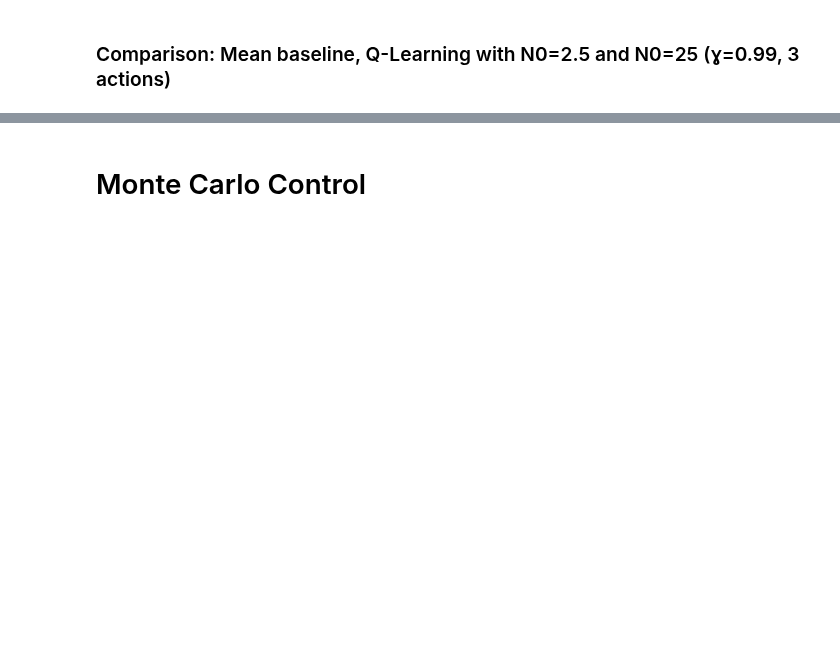
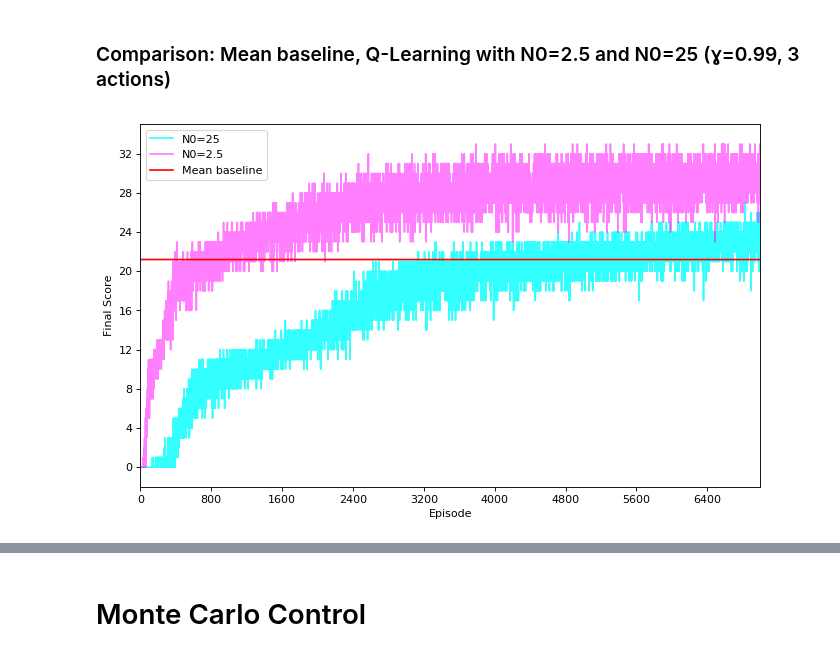
Before and after one commit to DionisiusMayr/FreewayGame, a Jupyter notebook: aline.almeida/aa_freeway.ipynb, the cells around one changed output, grey strips where cells are left out. Saved outputs shown, nothing was run; the diff lists cells and outputs as text; code cells hidden in the pictures; blank space fills up the shorter version.

```diff
--- a/aline.almeida/aa_freeway.ipynb
+++ b/aline.almeida/aa_freeway.ipynb
@@ -406,12 +405,12 @@ aux_plots.plot_3scores(scores_std_avg100, scores_10p_avg100, baseline, "gamma 0.
 # %% [markdown]
 ### Using N0=25 (ɣ=0.99, 3 actions)
 # %%
-N0 = 25
-GAMMA = 0.99
-
-env, initial_state = environment.get_env()
-agent = agents.QLearning(gamma=GAMMA, available_actions=AVAILABLE_ACTIONS, N0=N0)
-
-scores_N025 = []
-total_rewards_N025 = []
+#N0 = 25
+#GAMMA = 0.99
+#
+#env, initial_state = environment.get_env()
+#agent = agents.QLearning(gamma=GAMMA, available_actions=AVAILABLE_ACTIONS, N0=N0)
+#
+#scores_N025 = []
+#total_rewards_N025 = []
 # %%
@@ -472,5 +486,5 @@ for key, val in dict.items():
 # %%
-dict = agent.Q
-f = open("QL_Qtable_N025.txt","w")
-f.write( str(dict) )
-f.close()
+#dict = agent.Q
+#f = open("QL_Qtable_N025.txt","w")
+#f.write( str(dict) )
+#f.close()
@@ -477,2 +499,5 @@ f.close()
+# %%
+with open("qlearning_scores_N025.txt") as f:
+    scores_N025 = [int(x) for x in  f.read().splitlines()]
 # %%
 aux_plots.plot_scores(scores_N025)
@@ -481,8 +505,0 @@ aux_plots.plot_rewards(total_rewards_N025)
-# %%
-with open("qlearning_scores_N025.txt", "w") as f:
-    for item in scores_N025:
-        f.write("%s\n" % item)
-
-with open("qlearning_total_rewards_N025.txt", "w") as f:
-    for item in total_rewards_N025:
-        f.write("%s\n" % item)
@@ -496,4 +510,6 @@ with open("qlearning_scores_std.txt") as f:
     scores_std = [int(x) for x in  f.read().splitlines()]
 # %%
 baseline = [baseline_mean_score for i in range(n_runs_q)]
-aux_plots.plot_3scores(scores_std, scores_N025, baseline, "N0=2.5", "N0=25", "Mean baseline")
+aux_plots.plot_3scores(scores_N025, scores_std, baseline, "N0=25", "N0=2.5", "Mean baseline")
+# %% [output]
+[figure, added]
```
Also changed, not shown: parts of 30 cells of this notebook, 9 other files.
